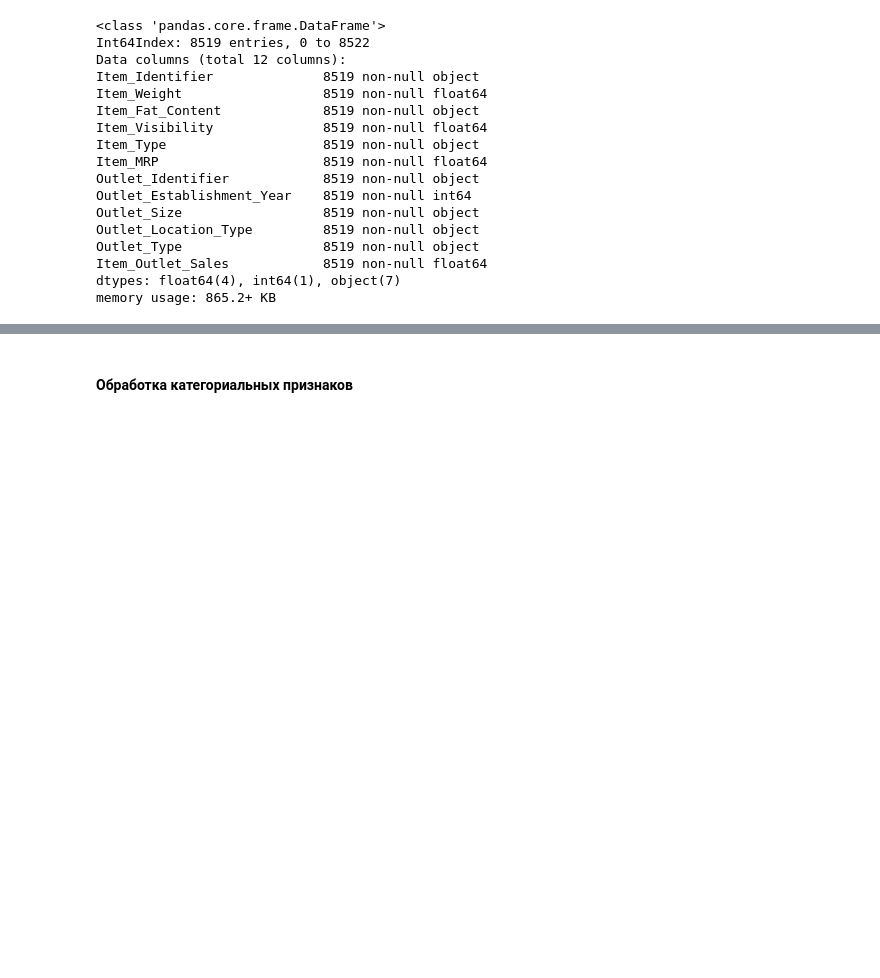
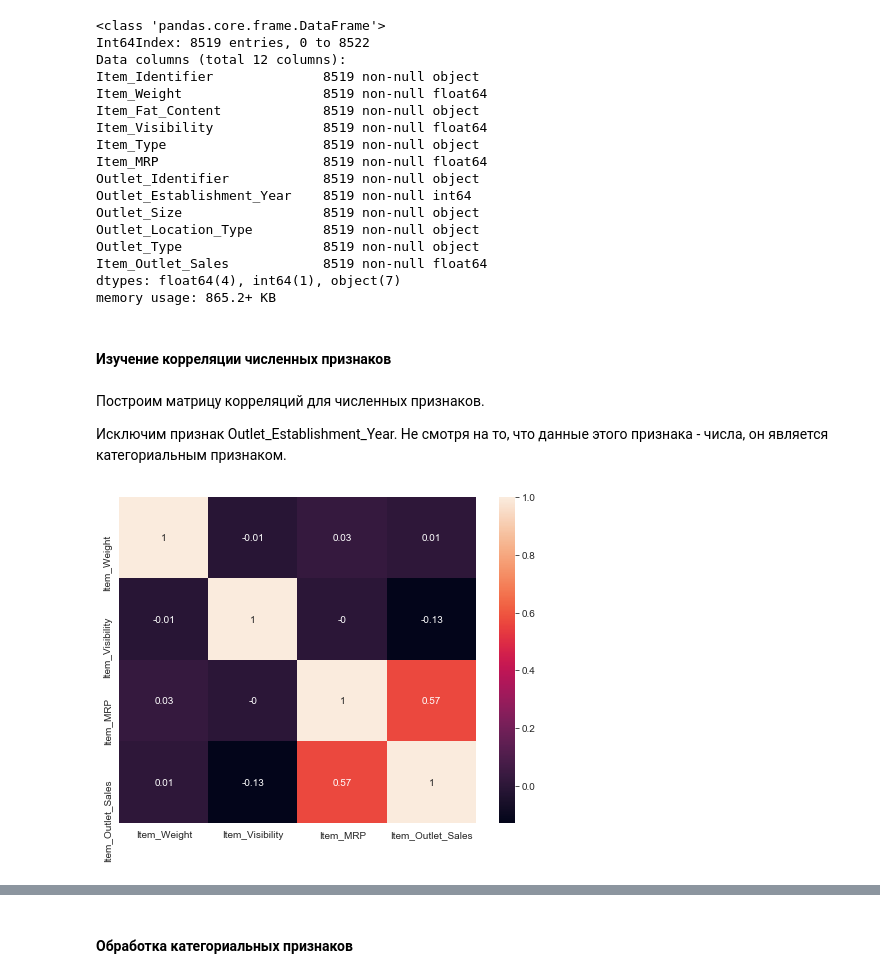
Before and after one commit to mrvanolog/Netology, a Jupyter notebook: Машинное обучение 2.0/Построение модели/SemiFinal/SemiFinal.ipynb, the cells around one changed output, grey strips where cells are left out. Drawn from its saved outputs; the diff is of its cells as text; code cells hidden in the pictures; blank space fills up the shorter version.

```diff
--- a/Машинное обучение 2.0/Построение модели/SemiFinal/SemiFinal.ipynb
+++ b/Машинное обучение 2.0/Построение модели/SemiFinal/SemiFinal.ipynb
@@ -272,3 +274,16 @@ Outlet_Type                  8519 non-null object
 Item_Outlet_Sales            8519 non-null float64
 dtypes: float64(4), int64(1), object(7)
 memory usage: 865.2+ KB
+# %% [markdown]
+#### Изучение корреляции численных признаков
+# %% [markdown]
+Построим матрицу корреляций для численных признаков.
+
+Исключим признак Outlet_Establishment_Year. Не смотря на то, что данные этого признака - числа, он является категориальным признаком.
+# %%
+correlation_matrix = df.drop('Outlet_Establishment_Year', axis=1).corr().round(2)
+fig, ax = plt.subplots(figsize=(8,6))
+sns.heatmap(data=correlation_matrix, annot=True)
+plt.show()
+# %% [output]
+[figure, added]
```
Also changed, not shown: parts of 45 cells of this notebook.
